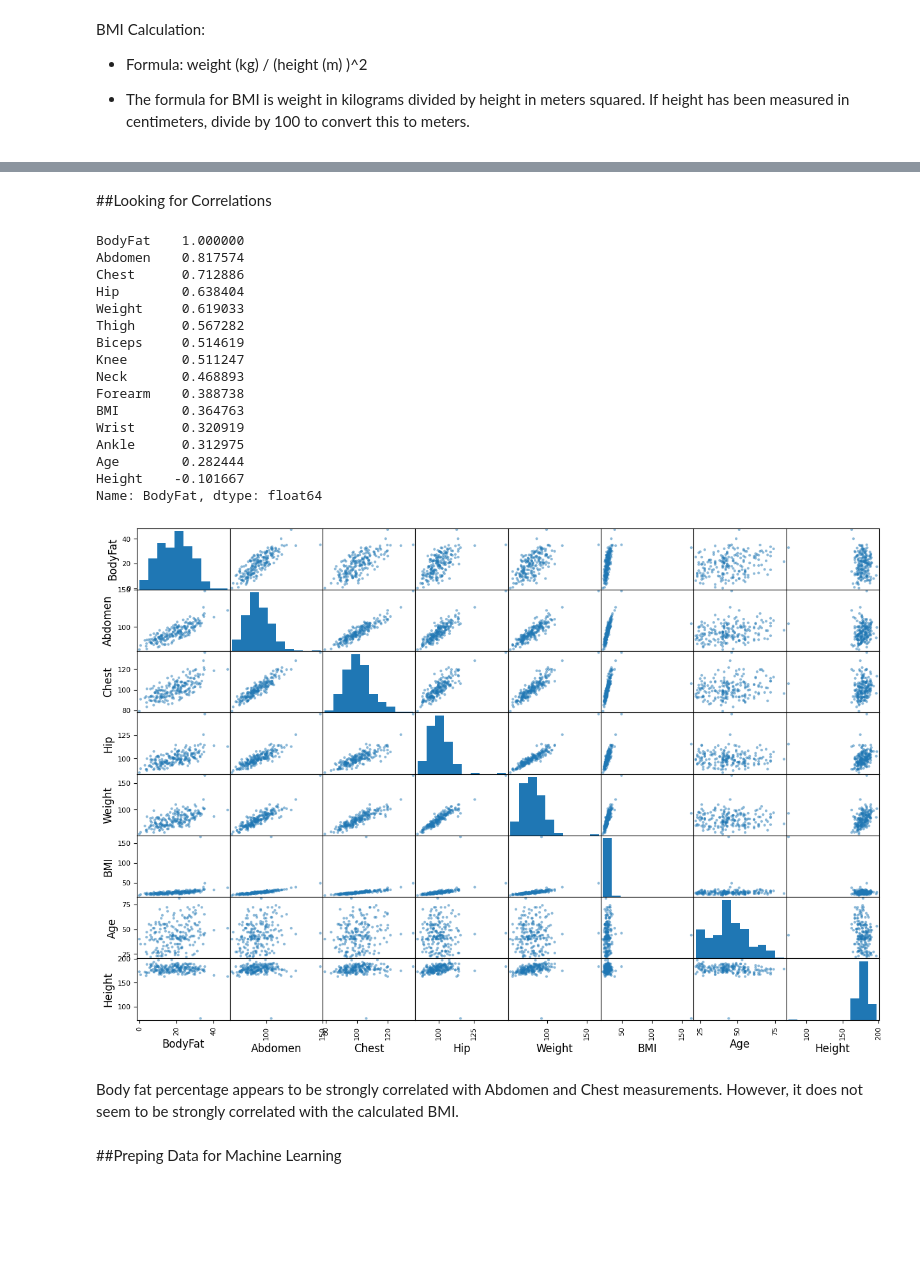
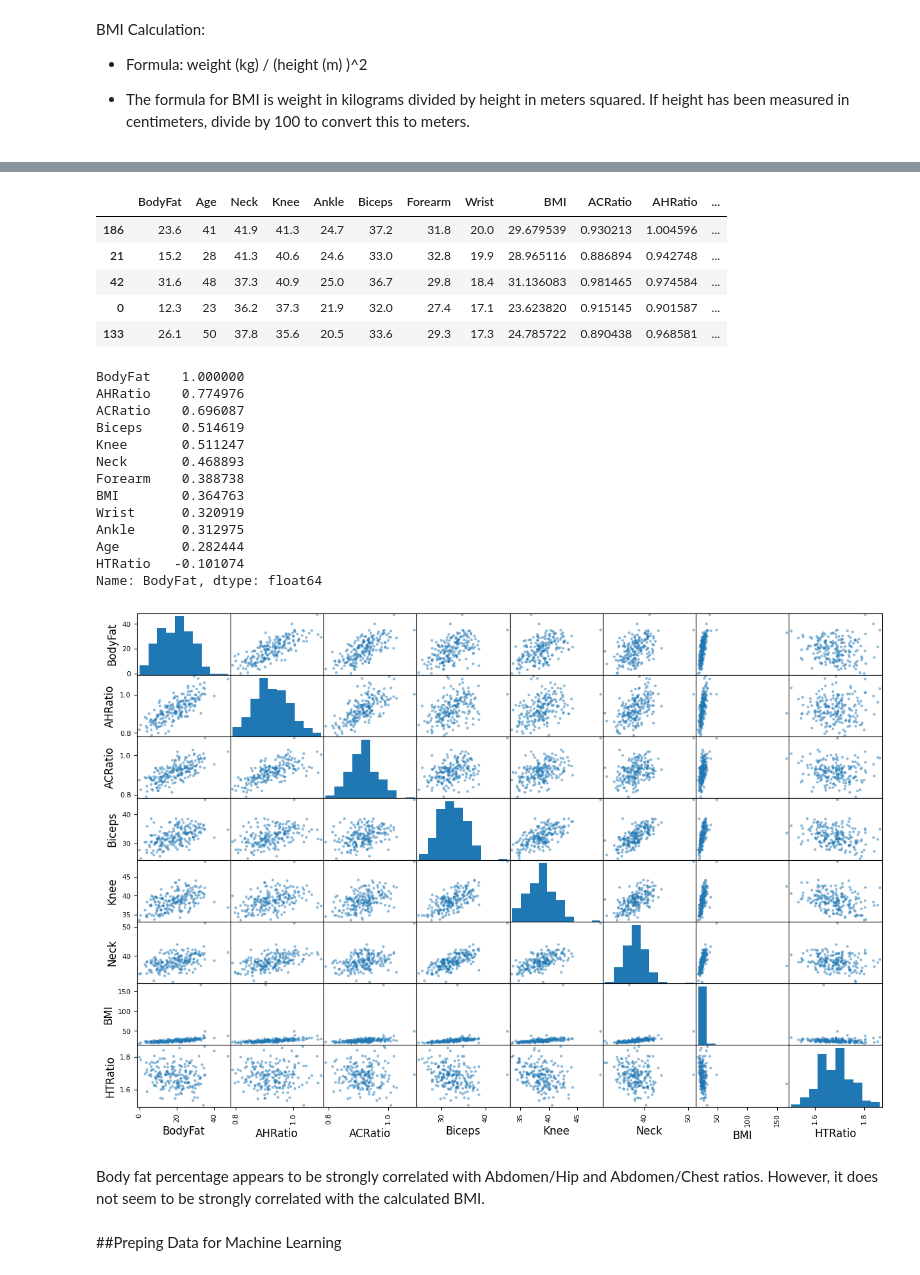
Before and after one commit to MegaSparrow/bodyfat_data_analysis, a Jupyter notebook: BodyFat.ipynb, the cells around one changed output, grey strips where cells are left out. Cells and saved outputs as stored; diff of their text form; code cells hidden in the pictures; blank space fills up the shorter version.

Commit message:
Added Custom Transformers and Update Pipelines. Used Density to Calculate Body Fat

```diff
--- a/BodyFat.ipynb
+++ b/BodyFat.ipynb
@@ -38,7 +40,7 @@ bodyfat = pd.read_csv("/content/gdrive/MyDrive/Colab Notebooks/ML Projects/bodyf
 # %%
 df = bodyfat.copy()
 # %%
-df = df.drop(labels='Density', axis = 1)
+df = df.drop(labels='BodyFat', axis = 1) #To be calculated using Siri's equation and Predicted Density
 # %%
 df['Height'] = round(df['Height']*2.54, 1)
 df['Weight'] = round(df['Weight']*0.453592, 2)
@@ -142,16 +146,27 @@ plt.show()
-# %% [markdown]
-##Looking for Correlations
+# %%
+#Adding New Features
+df['BMI'] = df['Weight'] / pow((df['Height']/100), 2)
+df['ACRatio'] = df['Abdomen'] / df['Chest']
+df['AHRatio'] = df['Abdomen'] / df['Hip']
+df['HTRatio'] = df['Hip'] / df['Thigh']
+df.drop(['Weight','Height','Abdomen','Chest','Hip','Thigh'],axis=1,inplace=True)
+# %%
+df.head()
+# %% [output]
+|  | BodyFat | Age | Neck | Knee | Ankle | Biceps | Forearm | Wrist | BMI | ACRatio | AHRatio | ... |
+| 186 | 23.6 | 41 | 41.9 | 41.3 | 24.7 | 37.2 | 31.8 | 20.0 | 29.679539 | 0.930213 | 1.004596 | ... |
+| 21 | 15.2 | 28 | 41.3 | 40.6 | 24.6 | 33.0 | 32.8 | 19.9 | 28.965116 | 0.886894 | 0.942748 | ... |
+| 42 | 31.6 | 48 | 37.3 | 40.9 | 25.0 | 36.7 | 29.8 | 18.4 | 31.136083 | 0.981465 | 0.974584 | ... |
+| 0 | 12.3 | 23 | 36.2 | 37.3 | 21.9 | 32.0 | 27.4 | 17.1 | 23.623820 | 0.915145 | 0.901587 | ... |
+| 133 | 26.1 | 50 | 37.8 | 35.6 | 20.5 | 33.6 | 29.3 | 17.3 | 24.785722 | 0.890438 | 0.968581 | ... |
 # %%
 corr_matrix = df.corr()
 # %%
 corr_matrix['BodyFat'].sort_values(ascending=False)
 # %% [output]
 BodyFat    1.000000
-Abdomen    0.817574
-Chest      0.712886
-Hip        0.638404
-Weight     0.619033
-Thigh      0.567282
+AHRatio    0.774976
+ACRatio    0.696087
 Biceps     0.514619
 Knee       0.511247
 Neck       0.468893
@@ -160,18 +175,18 @@ BMI        0.364763
 Wrist      0.320919
 Ankle      0.312975
 Age        0.282444
-Height    -0.101667
+HTRatio   -0.101074
 Name: BodyFat, dtype: float64
 # %%
 from pandas.plotting import scatter_matrix
 
-attributes = ['BodyFat', 'Abdomen', 'Chest', 'Hip', 'Weight', 'BMI', 'Age', 'Height']
+attributes = ['BodyFat', 'AHRatio', 'ACRatio', 'Biceps', 'Knee', 'Neck', 'BMI', 'HTRatio']
 scatter_matrix(df[attributes], figsize=(15, 10))
 plt.show()
 # %% [output]
-[figure, old version]
+[figure, new version]
 # %% [markdown]
-Body fat percentage appears to be strongly correlated with Abdomen and Chest measurements.
+Body fat percentage appears to be strongly correlated with Abdomen/Hip and Abdomen/Chest ratios.
 However, it does not seem to be strongly correlated with the calculated BMI.
 # %% [markdown]
 ##Preping Data for Machine Learning
```
Also changed, not shown: parts of 34 cells of this notebook.
